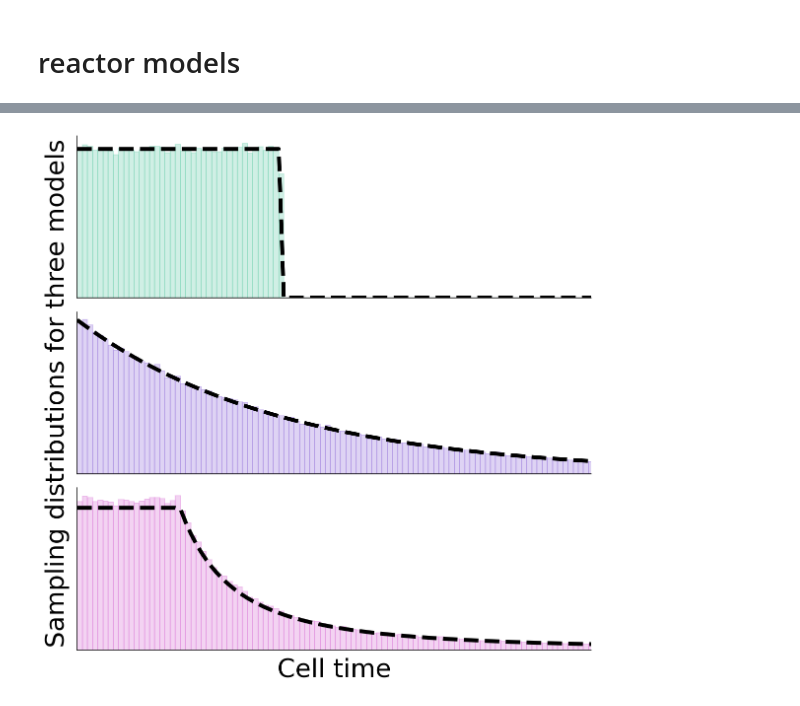
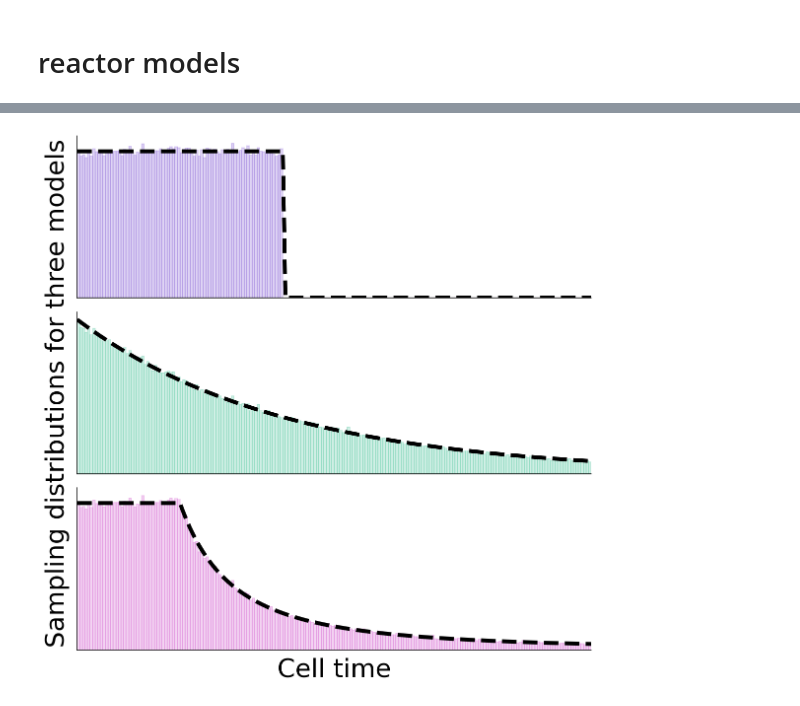
Before and after one commit to pachterlab/GVP_2023, a Jupyter notebook: gg230227_cartoons.ipynb, the cells around one changed output, grey strips where cells are left out. Cells and saved outputs as stored; diff of their text form; code cells hidden in the pictures.

```diff
--- a/gg230227_cartoons.ipynb
+++ b/gg230227_cartoons.ipynb
@@ -319,7 +319,10 @@ def lfr_pdf(t,T):
     return f
 
 def pfr_cdf(t,T):
-    q = np.asarray(t)/T
+    t = np.asarray(t)
+    q = np.ones_like(t)
+    q[t<T] = t[t<t]/T
+    q[t>=T] = 1
     return q
 
 def cstr_cdf(t,T):
@@ -328,6 +331,9 @@ def cstr_cdf(t,T):
 
 def lfr_cdf(t,T):
     q = np.ones_like(t)
-    q[t<=T/2] = t[t<=T/2]/T
-    q[t>T/2] = 1-T/(4*t[t>T/2])
+    q[t<=(T/2)] = t[t<=(T/2)]/T
+#     print(q)
+    q[t>(T/2)] = 1-T/(4*t[t>(T/2)])
+#     print(q[t>(T/2)])
+#     print( 1-T/(4*t[t>(T/2)]))
     return q
@@ -385,50 +372,56 @@ extant_lfr_ages = t-arrivals[lfr_filt]
 fig1,ax1 = plt.subplots(3,1,figsize=dims)
 
 # T = 2
-t_ = np.linspace(0,10,200)
+t_ = np.linspace(0,5,201)
+bins = t_
 
 
 #############
 pfr_iad = pfr_pdf(t_,T)
 ax1[0].plot(t_,pfr_iad,'k--',linewidth=lw)
-
-bins = t_
-_=ax1[0].hist(extant_pfr_ages,bins,density=True,facecolor=model_colors[1],alpha=0.3,edgecolor=model_colors[1])
+hist,_ = np.histogram(extant_pfr_ages,bins,density=True)
+hist *= pfr_cdf(np.asarray(t_[-1],dtype=float),T)
+ax1[0].bar(bins[:-1],hist,np.diff(bins),facecolor=model_colors[0],alpha=0.3,edgecolor=model_colors[0],align='edge')
+# _=ax1[0].hist(extant_pfr_ages,bins,density=True,facecolor=model_colors[1],alpha=0.3,edgecolor=model_colors[1])
 ax1[0].set_yticks([])
 ax1[0].set_xticks([])
 
 #############
 
 cstr_iad = cstr_pdf(t_,T)
 ax1[1].plot(t_,cstr_iad,'k--',linewidth=lw)
-
-bins = t_
-_=ax1[1].hist(extant_cstr_ages,bins,density=True,facecolor=model_colors[0],alpha=0.3,edgecolor=model_colors[0])
+hist,_ = np.histogram(extant_cstr_ages,bins,density=True)
+hist *= cstr_cdf(np.asarray(t_[-1],dtype=float),T)
+ax1[1].bar(bins[:-1],hist,np.diff(bins),facecolor=model_colors[1],alpha=0.3,edgecolor=model_colors[1],align='edge')
 ax1[1].set_yticks([])
 ax1[1].set_xticks([])
 
 ##############
 
 lfr_iad = lfr_pdf(t_,T)
 ax1[2].plot(t_,lfr_iad,'k--',linewidth=lw)
 
-bins = t_
-_=ax1[2].hist(extant_lfr_ages,bins,density=True,facecolor=model_colors[2],alpha=0.3,edgecolor=model_colors[2])
+hist,_ = np.histogram(extant_lfr_ages,bins,density=True)
+hist *= lfr_cdf(np.asarray(t_[-1],dtype=float),T)
+ax1[2].bar(bins[:-1],hist,np.diff(bins),facecolor=model_colors[2],alpha=0.3,edgecolor=model_colors[2],align='edge')
+
+# bins = t_
+# _=ax1[2].hist(extant_lfr_ages,bins,density=True,facecolor=model_colors[2],alpha=0.3,edgecolor=model_colors[2])
 ax1[2].set_yticks([])
 ax1[2].set_xticks([])
 # ax1[2].set_xticks([0,T/2,T,2*T],['0',r'$T/2$',r'$T$',r'$2T$'],fontsize=fs)
 ax1[2].set_xlabel('Cell time',fontsize=fs)
 ax1[1].set_ylabel('Sampling distributions for three models',fontsize=fs)
 ax1[0].spines[['right', 'top']].set_visible(False)
 ax1[1].spines[['right', 'top']].set_visible(False)
 ax1[2].spines[['right', 'top']].set_visible(False)
 
 for i in range(3):
     ax1[i].set_xlim([0,5])
 plt.tight_layout()
 
 
 plt.savefig('figs/fig1d_reactors.png',dpi=450)
 plt.savefig('figs/fig1d_reactors.pdf')
 # %% [output]
-[figure, old version]
+[figure, new version]
```
Also changed, not shown: parts of 10 cells of this notebook, 6 other files.
